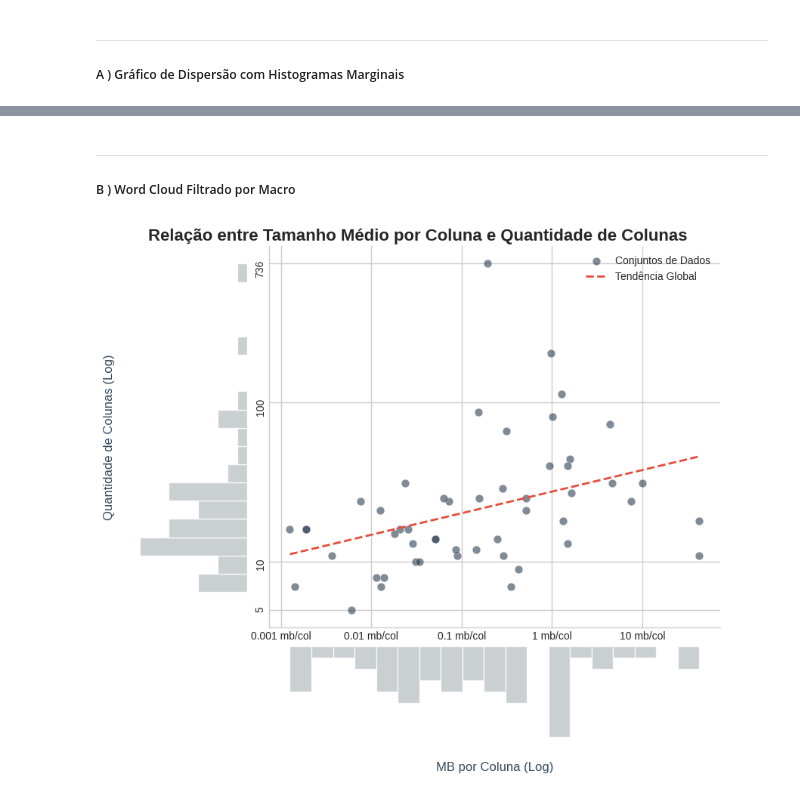
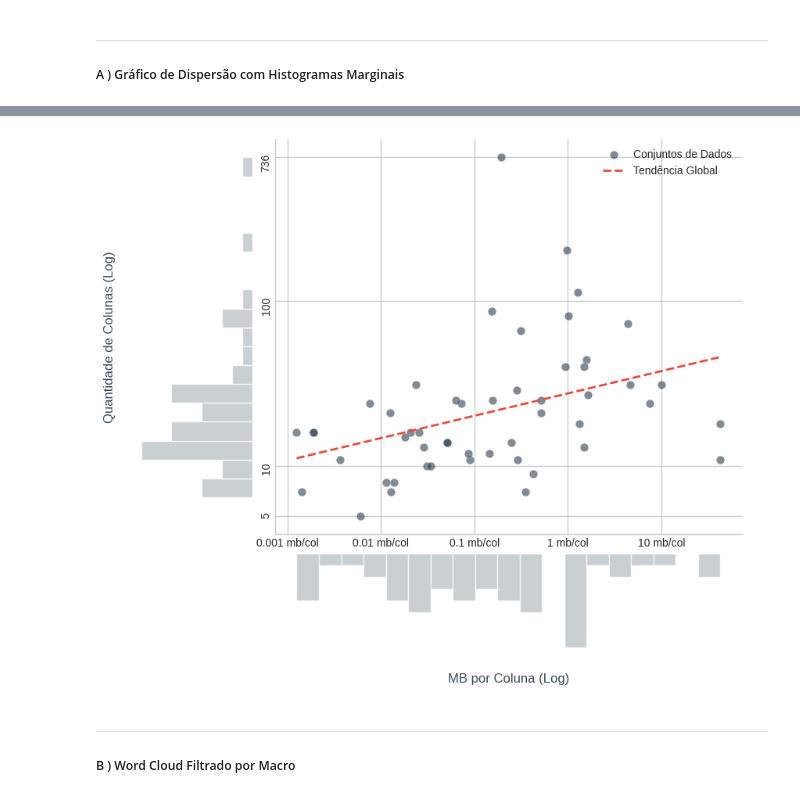
Before and after one commit to OfAndreS/Fairness, a Jupyter notebook: Notebooks/Exploratory.ipynb, the cells around one changed output, grey strips where cells are left out. Cells and saved outputs as stored; diff of their text form; code cells hidden in the pictures.

```diff
--- a/Notebooks/Exploratory.ipynb
+++ b/Notebooks/Exploratory.ipynb
@@ -395,4 +393,0 @@ plt.show()
-# %% [markdown]
----
-
-##### B ) Word Cloud Filtrado por Macro
@@ -399,120 +399,71 @@ plt.show()
 # %%
-import pandas as pd
-import matplotlib.pyplot as plt
-import numpy as np
-from matplotlib.ticker import FuncFormatter
-
-# 1. Carregamento e limpeza de dados
 df = df_PosDatasetsClean.copy()
-
 df['Memory_Usage_MB'] = df['Memory_Usage_MB'].astype(str).str.replace(',', '.').astype(float)
 df['Columns_Count'] = df['Columns_Count'].astype(float)
-
-# Removemos linhas com valores nulos
 df_clean = df[['Memory_Usage_MB', 'Columns_Count']].dropna()
-
-# Filtramos valores menores ou iguais a zero para permitir a escala logarítmica
 df_clean = df_clean[(df_clean['Memory_Usage_MB'] > 0) & (df_clean['Columns_Count'] > 0)]
-
-# AJUSTE NOVO: Inversão do par ordenado
-# Eixo X = Megabytes por coluna
-# Eixo Y = Número de colunas
 x = df_clean['Memory_Usage_MB'] / df_clean['Columns_Count']
 y = df_clean['Columns_Count']
-
-# 2. Configuração de Estilo Profissional
 plt.style.use('seaborn-v0_8-whitegrid')
 fig = plt.figure(figsize=(10, 8), facecolor='white')
-
-# Atualização do título refletindo a nova ordem
-fig.suptitle('Relação entre Tamanho Médio por Coluna e Quantidade de Colunas', fontsize=16, fontweight='bold', y=0.95)
-
-# O wspace e hspace criam o "corredor" onde os números vão ficar
 gs = fig.add_gridspec(2, 2, width_ratios=(1, 4), height_ratios=(4, 1), wspace=0.08, hspace=0.08)
-
 ax_main = fig.add_subplot(gs[0, 1])
 ax_left = fig.add_subplot(gs[0, 0], sharey=ax_main)
 ax_bottom = fig.add_subplot(gs[1, 1], sharex=ax_main)
-
-# Cores Profissionais
 color_scatter = '#2c3e50'
 color_trend = '#e74c3c'
 color_hist = '#bdc3c7'
-
-# 3. Gráfico Principal
 ax_main.scatter(x, y, alpha=0.6, color=color_scatter, edgecolors='white', linewidth=0.5, s=60, label='Conjuntos de Dados')
 ax_main.set_xscale('log')
 ax_main.set_yscale('log')
-
 log_x = np.log10(x)
 log_y = np.log10(y)
 z = np.polyfit(log_x, log_y, 1)
 p = np.poly1d(z)
 x_sorted = np.sort(x)
-
 ax_main.plot(x_sorted, 10**(p(np.log10(x_sorted))), color=color_trend, linewidth=2, linestyle='--', label='Tendência Global')
-
-# 4. Histogramas Marginais
 bins_x = np.logspace(np.log10(x.min()), np.log10(x.max()), 20)
 bins_y = np.logspace(np.log10(y.min()), np.log10(y.max()), 20)
-
 ax_left.hist(y, bins=bins_y, orientation='horizontal', color=color_hist, alpha=0.8)
 ax_left.set_yscale('log')
 ax_left.invert_xaxis()
-
 ax_bottom.hist(x, bins=bins_x, color=color_hist, alpha=0.8)
 ax_bottom.set_xscale('log')
 ax_bottom.invert_yaxis()
-
-# Dinâmica do Eixo Y: Inserindo min(y), potências de 10 intermediárias e max(y)
 min_y = y.min()
 max_y = y.max()
-
 min_power = int(np.ceil(np.log10(min_y)))
 max_power = int(np.floor(np.log10(max_y)))
 intermediarios = [10.0**i for i in range(min_power, max_power + 1)]
-
 valores_desejados = [min_y] + intermediarios + [max_y]
-
 novos_yticks = sorted(list(set(valores_desejados)))
 ax_main.set_yticks(novos_yticks)
-
-# AJUSTE NOVO: Inversão dos Formatadores
-# O sufixo "mb/col" agora acompanha o Eixo X
 formatter_x = FuncFormatter(lambda val, pos: f"{val:g} mb/col")
 formatter_y = FuncFormatter(lambda val, pos: f"{val:g}")
-
 ax_main.xaxis.set_major_formatter(formatter_x)
 ax_main.yaxis.set_major_formatter(formatter_y)
-
-# 5. Estética Minimalista (Removendo Ruído)
 for ax in [ax_main, ax_left, ax_bottom]:
     ax.spines['top'].set_visible(False)
     ax.spines['right'].set_visible(False)
 
 ax_left.spines['left'].set_visible(False)
 ax_left.spines['bottom'].set_visible(False)
 ax_bottom.spines['bottom'].set_visible(False)
 ax_bottom.spines['left'].set_visible(False)
-
 ax_left.grid(False)
 ax_bottom.grid(False)
-
 ax_left.tick_params(axis="both", left=False, labelleft=False, bottom=False, labelbottom=False)
 ax_bottom.tick_params(axis="both", left=False, labelleft=False, bottom=False, labelbottom=False)
-
-# Mantemos a rotação vertical (90 graus) no eixo Y
 ax_main.tick_params(axis="y", left=True, labelleft=True, labelsize=10, labelrotation=90)
 ax_main.tick_params(axis="x", bottom=True, labelbottom=True, labelsize=10)
-
-# AJUSTE NOVO: Inversão dos Títulos dos Eixos
 ax_left.set_ylabel('Quantidade de Colunas (Log)', fontsize=12, color='#34495e', labelpad=15)
 ax_bottom.set_xlabel('MB por Coluna (Log)', fontsize=12, color='#34495e', labelpad=15)
-
-# Legenda principal do gráfico
 ax_main.legend(loc='upper right', frameon=False, fontsize=10)
-
 fig.subplots_adjust(top=0.92, bottom=0.1)
 plt.show()
 # %% [output]
-[figure, old version]
+[figure, new version]
+# %% [markdown]
+---
+
+##### B ) Word Cloud Filtrado por Macro
```
Also changed, not shown: parts of 7 cells of this notebook, 6 other files.
